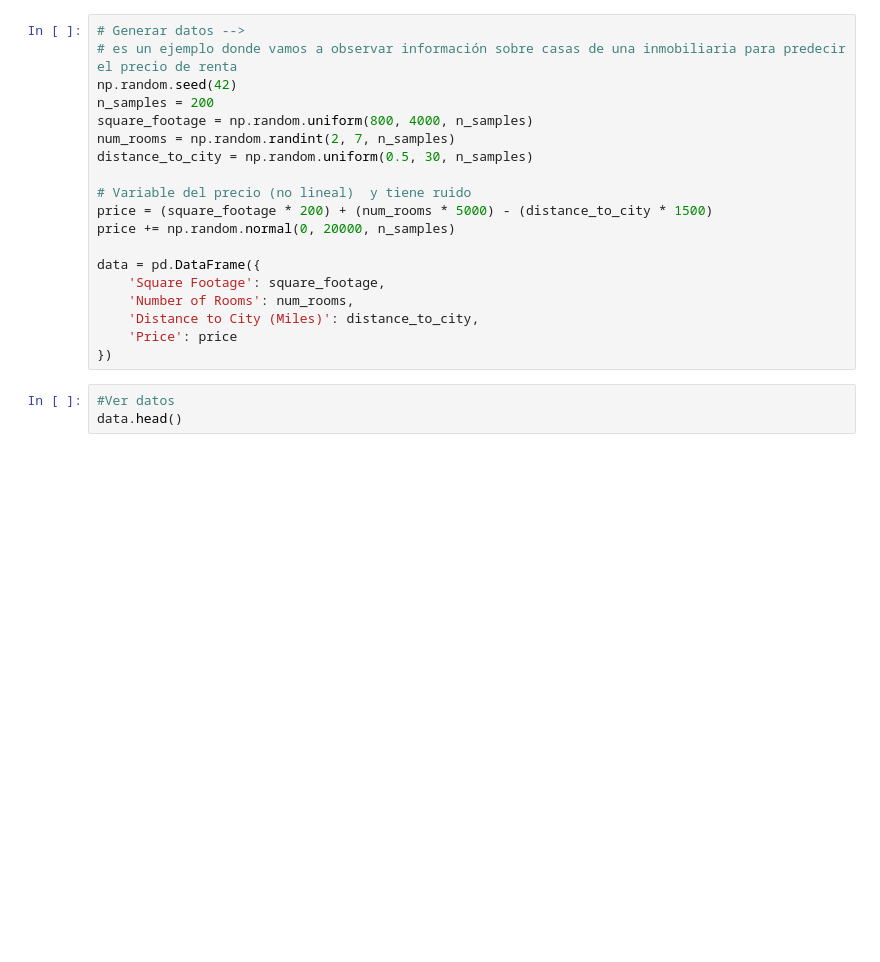
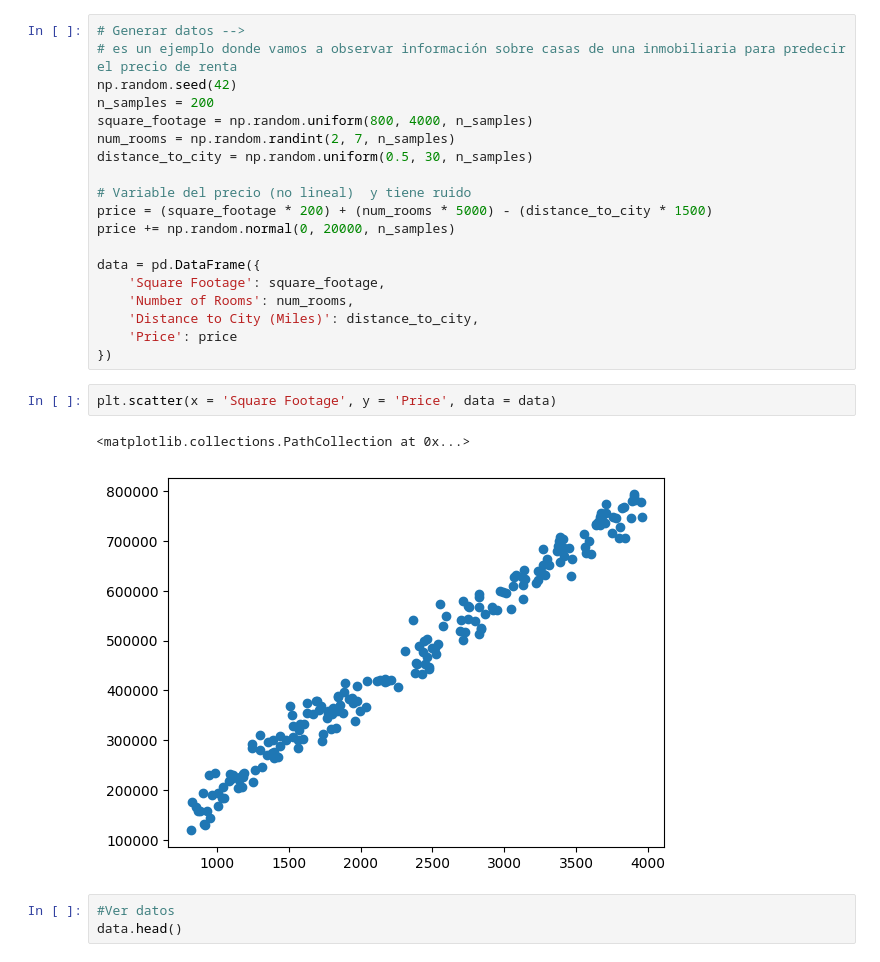
Before and after one commit to EstebanGomezVal/Modelado_datos_Valerio, a Jupyter notebook: Regresión/Tree_Regression.ipynb, the cells around one changed output. Cells and saved outputs as stored; diff of their text form; blank space fills up the shorter version.

```diff
--- a/Regresión/Tree_Regression.ipynb
+++ b/Regresión/Tree_Regression.ipynb
@@ -77,6 +77,11 @@ data = pd.DataFrame({
     'Distance to City (Miles)': distance_to_city,
     'Price': price
 })
+# %%
+plt.scatter(x = 'Square Footage', y = 'Price', data = data)
+# %% [output]
+<matplotlib.collections.PathCollection at 0x...>
+[figure, added]
 # %%
 #Ver datos
 data.head()
```
Also changed, not shown: parts of 3 cells of this notebook.
